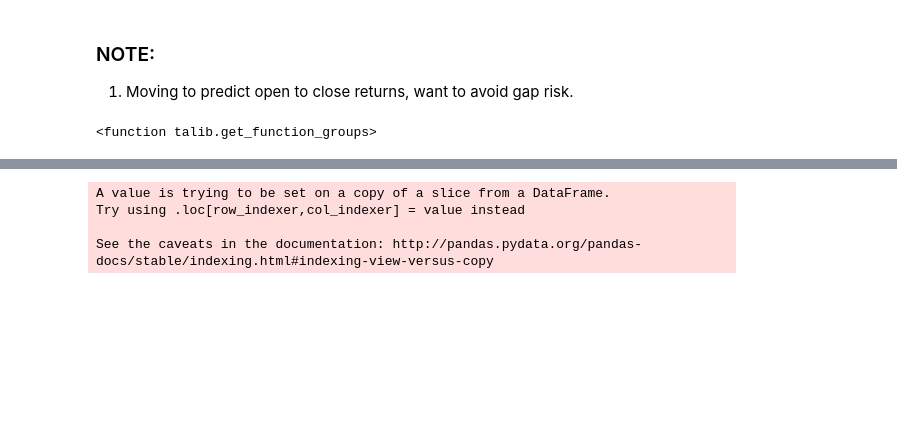
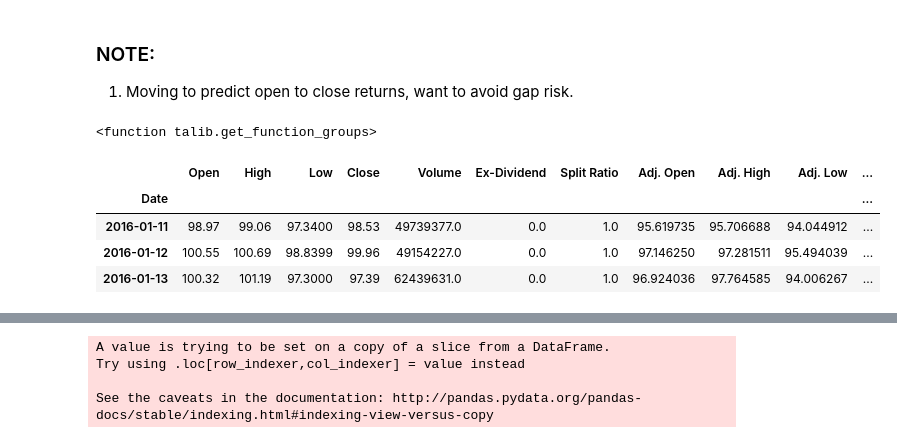
Before and after one commit to surfertas/quantitative_finance, a Jupyter notebook: strategies/rnn_classifier/2-3_time_series_prediction_feature_engineering_v5.ipynb, the cells around one changed output, grey strips where cells are left out. Drawn from its saved outputs; the diff is of its cells as text; code cells hidden in the pictures; blank space fills up the shorter version.

```diff
--- a/strategies/rnn_classifier/2-3_time_series_prediction_feature_engineering_v5.ipynb
+++ b/strategies/rnn_classifier/2-3_time_series_prediction_feature_engineering_v5.ipynb
@@ -37,0 +40,8 @@ quandl.ApiConfig.api_key = "eFys5fhhsTNVrsJEcQ5y"
+# %%
+df.head(3)
+# %% [output]
+|  | Open | High | Low | Close | Volume | Ex-Dividend | Split Ratio | Adj. Open | Adj. High | Adj. Low | ... |
+| Date |  |  |  |  |  |  |  |  |  |  | ... |
+| 2016-01-11 | 98.97 | 99.06 | 97.3400 | 98.53 | 49739377.0 | 0.0 | 1.0 | 95.619735 | 95.706688 | 94.044912 | ... |
+| 2016-01-12 | 100.55 | 100.69 | 98.8399 | 99.96 | 49154227.0 | 0.0 | 1.0 | 97.146250 | 97.281511 | 95.494039 | ... |
+| 2016-01-13 | 100.32 | 101.19 | 97.3000 | 97.39 | 62439631.0 | 0.0 | 1.0 | 96.924036 | 97.764585 | 94.006267 | ... |
```
Also changed, not shown: parts of 30 cells of this notebook.
